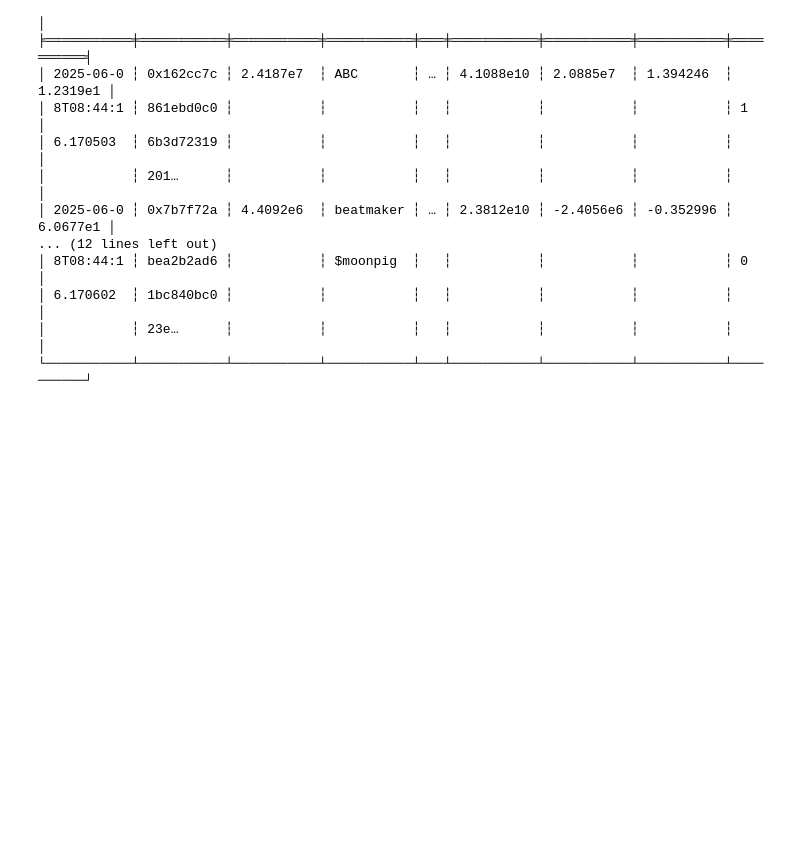
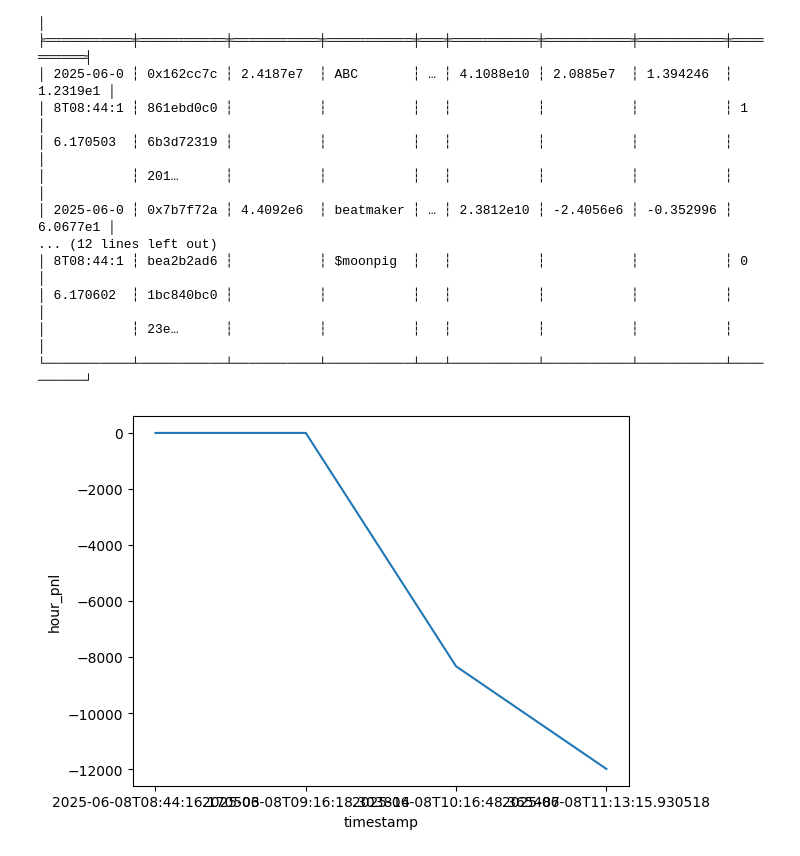
Before and after one commit to HikaGenji/hl-dl, a Jupyter notebook: notebooks/sample_query.ipynb, the cells around one changed output. Saved outputs shown, nothing was run; the diff lists cells and outputs as text; code cells hidden in the pictures; blank space fills up the shorter version.

Commit message:
chart

```diff
--- a/notebooks/sample_query.ipynb
+++ b/notebooks/sample_query.ipynb
@@ -39,13 +39,12 @@ shape: (5, 17)
 # %%
 user = '0x162cc7c861ebd0c06b3d72319201150482518185'
 p = result.filter(pl.col('ethAddress')==user).select('timestamp', pl.col('day_pnl')).\
            with_columns(pl.col('day_pnl').sub(pl.col('day_pnl').first()).fill_null(0).alias('hour_pnl'))
-chart = alt.Chart(p).mark_line().encode(
-    x='timestamp',
-    y='hour_pnl'
-).properties(
-    width=500,
-    height=300,
-    title="hour pnl"
+sns.lineplot(
+    data=p,
+    x="timestamp",
+    y="hour_pnl"
 )
-chart.save('chart.svg')
+plt.show()
+# %% [output]
+[figure, added]
```
Also changed, not shown: parts of 1 cell of this notebook, 2 other files.
